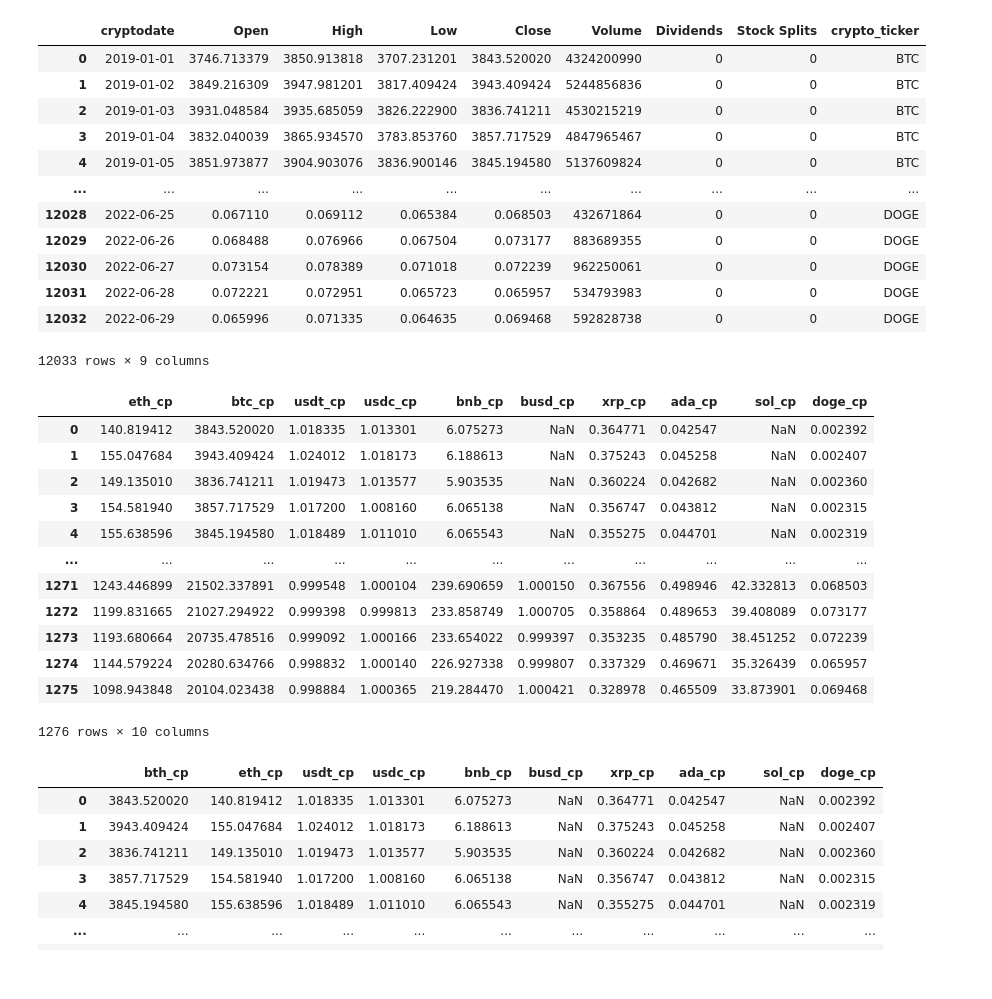
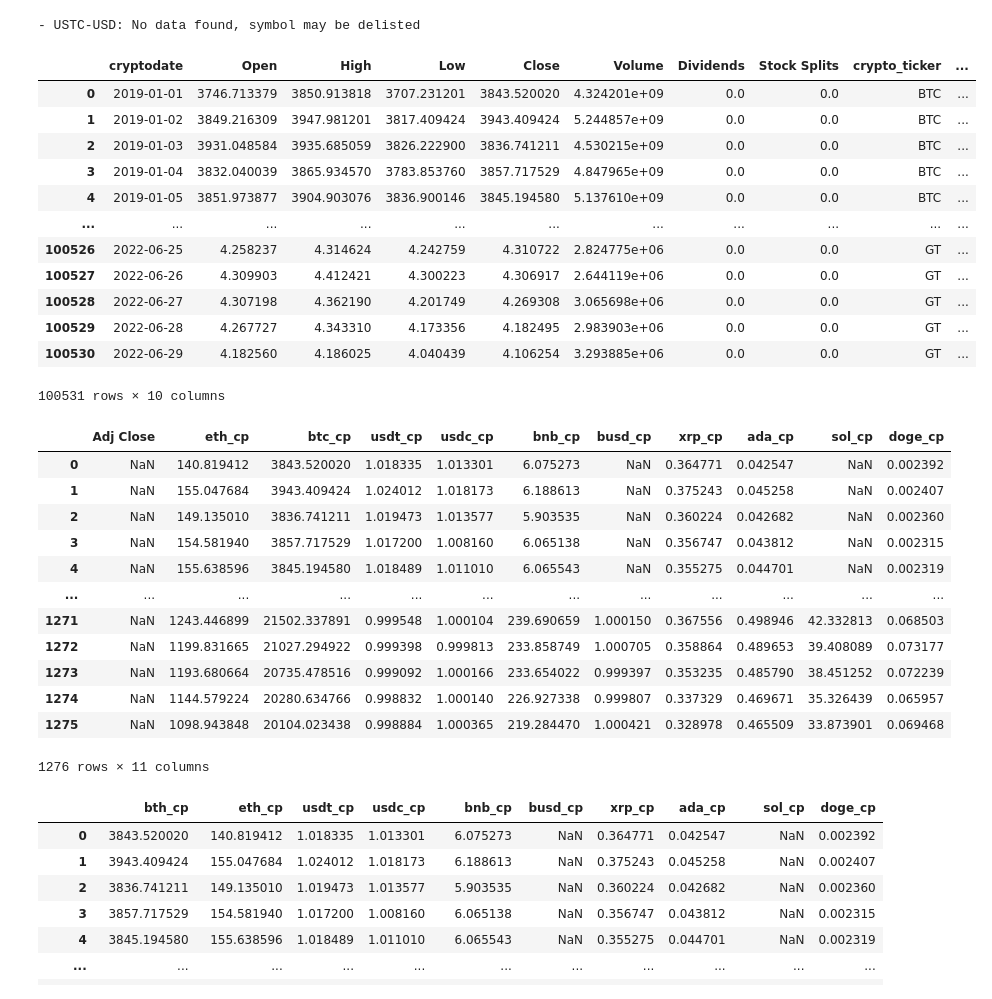
Before and after one commit to abelunbound/com724, a Jupyter notebook: assessment/Com724AE2Backup.ipynb, the cells around one changed output. Drawn from its saved outputs; the diff is of its cells as text; code cells hidden in the pictures.

```diff
--- a/assessment/Com724AE2Backup.ipynb
+++ b/assessment/Com724AE2Backup.ipynb
@@ -30,16 +30,13 @@ import matplotlib.dates as mpl_dates
 df = pd.DataFrame()
 
 #Create a list with all crypto symbols. Use top 10 coins by market capitalisation according to CoinGecko.com
-crypto_ticker = ['BTC',
-                 'ETH',
-                 'USDT',
-                 'USDC',
-                 'BNB',
-                 'BUSD',
-                 'XRP',
-                 'ADA',
-                 'SOL',
-                 'DOGE']
+crypto_ticker = ['BTC', 'ETH', 'USDT', 'USDC', 'BNB', 'BUSD', 'XRP', 'ADA', 'SOL', 'DOGE', 'DAI', 'DOT', 'MATIC', 'AVAX',
+                 'SHIB','TRX', 'UNI', 'WBTC', 'LEO', 'LTC', 'FTT', 'ETC', 'LINK', 'CRO', 'NEAR', 'XLM', 'XMR', 'ATOM', 'BCH',
+                 'ALGO', 'APE', 'FLOW', 'VET', 'MANA', 'SAND', 'ICP', 'XTZ', 'HBAR', 'FIL', 'AXS', 'THETA', 'EGLD', 'TUSD',
+                 'AAVE', 'EOS', 'QNT', 'HNT', 'BSV', 'KCS', 'USDP', 'MKR', 'OKB', 'ZEC', 'BTT', 'RUNE', 'FTM', 'MIOTA', 'XEC',
+                 'KLAY', 'USDN', 'USDD', 'GRT', 'NEO', 'HT', 'CRV', 'CHZ', 'PAXG', 'GMT', 'WAVES', 'BAT', 'STX', 'KSM', 'LRC',
+                 'DASH', 'ZIL', 'ENJ', 'CAKE', 'LDO', 'CVX', 'AR', 'XEM', 'FEI', 'MINA', 'KAVA', 'CELO', 'NEXO', 'TWT', 'GNO',
+                 'COMP', 'AMP', 'QTUM', '1INCH', 'BTG', 'SNX', 'USTC', 'HOT', 'DCR', 'GALA', 'XDC', 'GT']
 
 
 #Extract data for each of the 10 coins from YahooFinance! using a For loop.
@@ -75,46 +72,47 @@ USDT_crypto_data = df.loc[df['crypto_ticker'] == 'USDT']
 USDC_crypto_data = df.loc[df['crypto_ticker'] == 'USDC']
 BNB_crypto_data = df.loc[df['crypto_ticker'] == 'BNB']
 BUSD_crypto_data = df.loc[df['crypto_ticker'] == 'BUSD']
 XRP_crypto_data = df.loc[df['crypto_ticker'] == 'XRP']
 ADA_crypto_data = df.loc[df['crypto_ticker'] == 'ADA']
 SOL_crypto_data = df.loc[df['crypto_ticker'] == 'SOL']
 DOGE_crypto_data = df.loc[df['crypto_ticker'] == 'DOGE']
 
 #Are the above views or copies of dataframes?
 
 ###Twitter and other Social media sentiment?
 
 # ##Data Understanding
 # print("\n-----Data Profile-----\n")
 # print(df.shape)
 # print(df.dtypes)
 # print("\n-----Statistical Analysis-----\n")
 # print(BTC_crypto_data.describe())
 
 # BTC_crypto_data.hist()
 # plt.tight_layout()
 # plt.show()
 
 
 
 # #Data Preprocessing
 # print("\n-----Missing Values-----\n")
 # print(df.isna().sum())
 df
 # %% [output]
+- USTC-USD: No data found, symbol may be delisted
-|  | cryptodate | Open | High | Low | Close | Volume | Dividends | Stock Splits | crypto_ticker |
-| 0 | 2019-01-01 | 3746.713379 | 3850.913818 | 3707.231201 | 3843.520020 | 4324200990 | 0 | 0 | BTC |
-| 1 | 2019-01-02 | 3849.216309 | 3947.981201 | 3817.409424 | 3943.409424 | 5244856836 | 0 | 0 | BTC |
-| 2 | 2019-01-03 | 3931.048584 | 3935.685059 | 3826.222900 | 3836.741211 | 4530215219 | 0 | 0 | BTC |
-| 3 | 2019-01-04 | 3832.040039 | 3865.934570 | 3783.853760 | 3857.717529 | 4847965467 | 0 | 0 | BTC |
-| 4 | 2019-01-05 | 3851.973877 | 3904.903076 | 3836.900146 | 3845.194580 | 5137609824 | 0 | 0 | BTC |
-| ... | ... | ... | ... | ... | ... | ... | ... | ... | ... |
-| 12028 | 2022-06-25 | 0.067110 | 0.069112 | 0.065384 | 0.068503 | 432671864 | 0 | 0 | DOGE |
-| 12029 | 2022-06-26 | 0.068488 | 0.076966 | 0.067504 | 0.073177 | 883689355 | 0 | 0 | DOGE |
-| 12030 | 2022-06-27 | 0.073154 | 0.078389 | 0.071018 | 0.072239 | 962250061 | 0 | 0 | DOGE |
-| 12031 | 2022-06-28 | 0.072221 | 0.072951 | 0.065723 | 0.065957 | 534793983 | 0 | 0 | DOGE |
-| 12032 | 2022-06-29 | 0.065996 | 0.071335 | 0.064635 | 0.069468 | 592828738 | 0 | 0 | DOGE |
+|  | cryptodate | Open | High | Low | Close | Volume | Dividends | Stock Splits | crypto_ticker | ... |
+| 0 | 2019-01-01 | 3746.713379 | 3850.913818 | 3707.231201 | 3843.520020 | 4.324201e+09 | 0.0 | 0.0 | BTC | ... |
+| 1 | 2019-01-02 | 3849.216309 | 3947.981201 | 3817.409424 | 3943.409424 | 5.244857e+09 | 0.0 | 0.0 | BTC | ... |
+| 2 | 2019-01-03 | 3931.048584 | 3935.685059 | 3826.222900 | 3836.741211 | 4.530215e+09 | 0.0 | 0.0 | BTC | ... |
+| 3 | 2019-01-04 | 3832.040039 | 3865.934570 | 3783.853760 | 3857.717529 | 4.847965e+09 | 0.0 | 0.0 | BTC | ... |
+| 4 | 2019-01-05 | 3851.973877 | 3904.903076 | 3836.900146 | 3845.194580 | 5.137610e+09 | 0.0 | 0.0 | BTC | ... |
+| ... | ... | ... | ... | ... | ... | ... | ... | ... | ... | ... |
+| 100526 | 2022-06-25 | 4.258237 | 4.314624 | 4.242759 | 4.310722 | 2.824775e+06 | 0.0 | 0.0 | GT | ... |
+| 100527 | 2022-06-26 | 4.309903 | 4.412421 | 4.300223 | 4.306917 | 2.644119e+06 | 0.0 | 0.0 | GT | ... |
+| 100528 | 2022-06-27 | 4.307198 | 4.362190 | 4.201749 | 4.269308 | 3.065698e+06 | 0.0 | 0.0 | GT | ... |
+| 100529 | 2022-06-28 | 4.267727 | 4.343310 | 4.173356 | 4.182495 | 2.983903e+06 | 0.0 | 0.0 | GT | ... |
+| 100530 | 2022-06-29 | 4.182560 | 4.186025 | 4.040439 | 4.106254 | 3.293885e+06 | 0.0 | 0.0 | GT | ... |
-12033 rows × 9 columns
+100531 rows × 10 columns
 # %%
 #Tutorials used:
 # [Change index column] https://stackoverflow.com/questions/20461165/how-to-convert-index-of-a-pandas-dataframe-into-a-column
@@ -147,19 +145,19 @@ allcrypto_cp = allcrypto_cp.drop(columns=['cryptodate'])
 
 allcrypto_cp
 # %% [output]
-|  | eth_cp | btc_cp | usdt_cp | usdc_cp | bnb_cp | busd_cp | xrp_cp | ada_cp | sol_cp | doge_cp |
-| 0 | 140.819412 | 3843.520020 | 1.018335 | 1.013301 | 6.075273 | NaN | 0.364771 | 0.042547 | NaN | 0.002392 |
-| 1 | 155.047684 | 3943.409424 | 1.024012 | 1.018173 | 6.188613 | NaN | 0.375243 | 0.045258 | NaN | 0.002407 |
-| 2 | 149.135010 | 3836.741211 | 1.019473 | 1.013577 | 5.903535 | NaN | 0.360224 | 0.042682 | NaN | 0.002360 |
-| 3 | 154.581940 | 3857.717529 | 1.017200 | 1.008160 | 6.065138 | NaN | 0.356747 | 0.043812 | NaN | 0.002315 |
-| 4 | 155.638596 | 3845.194580 | 1.018489 | 1.011010 | 6.065543 | NaN | 0.355275 | 0.044701 | NaN | 0.002319 |
-| ... | ... | ... | ... | ... | ... | ... | ... | ... | ... | ... |
-| 1271 | 1243.446899 | 21502.337891 | 0.999548 | 1.000104 | 239.690659 | 1.000150 | 0.367556 | 0.498946 | 42.332813 | 0.068503 |
-| 1272 | 1199.831665 | 21027.294922 | 0.999398 | 0.999813 | 233.858749 | 1.000705 | 0.358864 | 0.489653 | 39.408089 | 0.073177 |
-| 1273 | 1193.680664 | 20735.478516 | 0.999092 | 1.000166 | 233.654022 | 0.999397 | 0.353235 | 0.485790 | 38.451252 | 0.072239 |
-| 1274 | 1144.579224 | 20280.634766 | 0.998832 | 1.000140 | 226.927338 | 0.999807 | 0.337329 | 0.469671 | 35.326439 | 0.065957 |
-| 1275 | 1098.943848 | 20104.023438 | 0.998884 | 1.000365 | 219.284470 | 1.000421 | 0.328978 | 0.465509 | 33.873901 | 0.069468 |
+|  | Adj Close | eth_cp | btc_cp | usdt_cp | usdc_cp | bnb_cp | busd_cp | xrp_cp | ada_cp | sol_cp | doge_cp |
+| 0 | NaN | 140.819412 | 3843.520020 | 1.018335 | 1.013301 | 6.075273 | NaN | 0.364771 | 0.042547 | NaN | 0.002392 |
+| 1 | NaN | 155.047684 | 3943.409424 | 1.024012 | 1.018173 | 6.188613 | NaN | 0.375243 | 0.045258 | NaN | 0.002407 |
+| 2 | NaN | 149.135010 | 3836.741211 | 1.019473 | 1.013577 | 5.903535 | NaN | 0.360224 | 0.042682 | NaN | 0.002360 |
+| 3 | NaN | 154.581940 | 3857.717529 | 1.017200 | 1.008160 | 6.065138 | NaN | 0.356747 | 0.043812 | NaN | 0.002315 |
+| 4 | NaN | 155.638596 | 3845.194580 | 1.018489 | 1.011010 | 6.065543 | NaN | 0.355275 | 0.044701 | NaN | 0.002319 |
+| ... | ... | ... | ... | ... | ... | ... | ... | ... | ... | ... | ... |
+| 1271 | NaN | 1243.446899 | 21502.337891 | 0.999548 | 1.000104 | 239.690659 | 1.000150 | 0.367556 | 0.498946 | 42.332813 | 0.068503 |
+| 1272 | NaN | 1199.831665 | 21027.294922 | 0.999398 | 0.999813 | 233.858749 | 1.000705 | 0.358864 | 0.489653 | 39.408089 | 0.073177 |
+| 1273 | NaN | 1193.680664 | 20735.478516 | 0.999092 | 1.000166 | 233.654022 | 0.999397 | 0.353235 | 0.485790 | 38.451252 | 0.072239 |
+| 1274 | NaN | 1144.579224 | 20280.634766 | 0.998832 | 1.000140 | 226.927338 | 0.999807 | 0.337329 | 0.469671 | 35.326439 | 0.065957 |
+| 1275 | NaN | 1098.943848 | 20104.023438 | 0.998884 | 1.000365 | 219.284470 | 1.000421 | 0.328978 | 0.465509 | 33.873901 | 0.069468 |
-1276 rows × 10 columns
+1276 rows × 11 columns
 # %%
 # Creating new columns, by extracting data from a column based on content in another column
 
```
Also changed, not shown: parts of 4 cells of this notebook, 5 other files.
